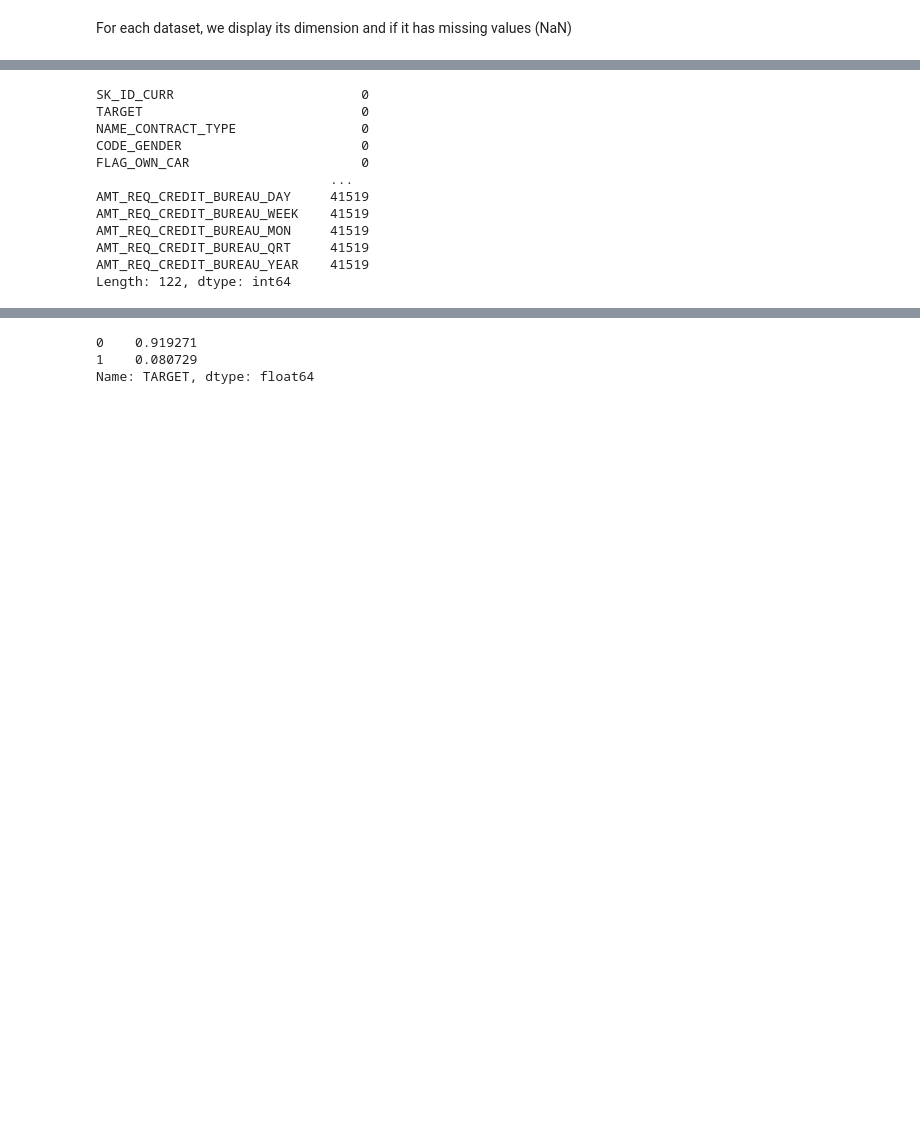
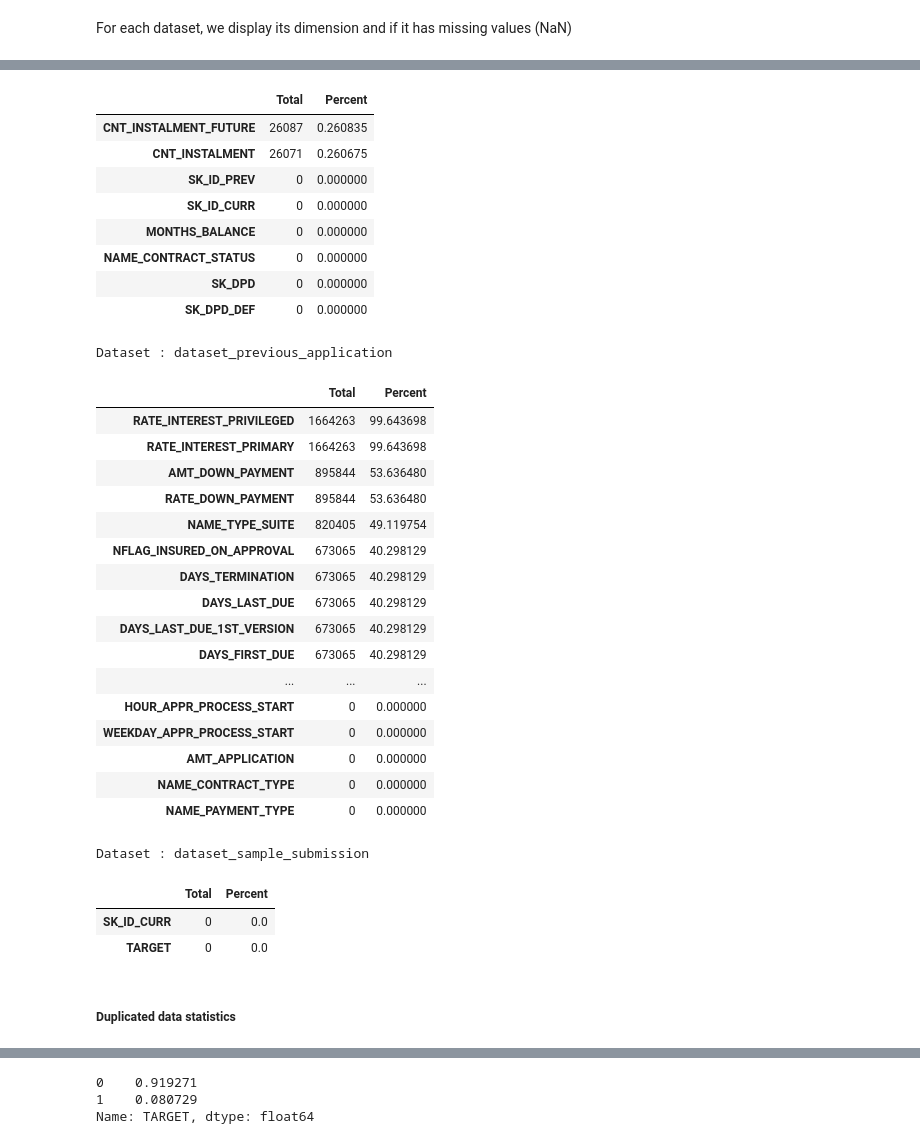
Before and after one commit to oumeima-elgharbi/P7_Data_Science_OpenClassrooms, a Jupyter notebook: model_development/P7_01_exploration.ipynb, the cells around one changed output, grey strips where cells are left out. Drawn from its saved outputs; the diff is of its cells as text; code cells hidden in the pictures; blank space fills up the shorter version.

```diff
--- a/model_development/P7_01_exploration.ipynb
+++ b/model_development/P7_01_exploration.ipynb
@@ -199,18 +177,46 @@ The dataset called : dataset_previous_application has : 18 % of missing values.
-# %%
-dataset_application_train.isna().sum(axis=0)
-# %% [output]
-SK_ID_CURR                        0
-TARGET                            0
-NAME_CONTRACT_TYPE                0
-CODE_GENDER                       0
-FLAG_OWN_CAR                      0
-                              ...
-AMT_REQ_CREDIT_BUREAU_DAY     41519
-AMT_REQ_CREDIT_BUREAU_WEEK    41519
-AMT_REQ_CREDIT_BUREAU_MON     41519
-AMT_REQ_CREDIT_BUREAU_QRT     41519
-AMT_REQ_CREDIT_BUREAU_YEAR    41519
-Length: 122, dtype: int64
+# %%
+#dataset_application_train.isna().sum(axis=0)
+
+print("Missing values statistics")
+for tuple_df in all_datasets :
+    df = tuple_df[1]
+    print("Dataset :", tuple_df[0])
+    df_missing_data = missing_data(df)
+    display(df_missing_data)
+# %% [output]
+|  | Total | Percent |
+| CNT_INSTALMENT_FUTURE | 26087 | 0.260835 |
+| CNT_INSTALMENT | 26071 | 0.260675 |
+| SK_ID_PREV | 0 | 0.000000 |
+| SK_ID_CURR | 0 | 0.000000 |
+| MONTHS_BALANCE | 0 | 0.000000 |
+| NAME_CONTRACT_STATUS | 0 | 0.000000 |
+| SK_DPD | 0 | 0.000000 |
+| SK_DPD_DEF | 0 | 0.000000 |
+Dataset : dataset_previous_application
+|  | Total | Percent |
+| RATE_INTEREST_PRIVILEGED | 1664263 | 99.643698 |
+| RATE_INTEREST_PRIMARY | 1664263 | 99.643698 |
+| AMT_DOWN_PAYMENT | 895844 | 53.636480 |
+| RATE_DOWN_PAYMENT | 895844 | 53.636480 |
+| NAME_TYPE_SUITE | 820405 | 49.119754 |
+| NFLAG_INSURED_ON_APPROVAL | 673065 | 40.298129 |
+| DAYS_TERMINATION | 673065 | 40.298129 |
+| DAYS_LAST_DUE | 673065 | 40.298129 |
+| DAYS_LAST_DUE_1ST_VERSION | 673065 | 40.298129 |
+| DAYS_FIRST_DUE | 673065 | 40.298129 |
+| ... | ... | ... |
+| HOUR_APPR_PROCESS_START | 0 | 0.000000 |
+| WEEKDAY_APPR_PROCESS_START | 0 | 0.000000 |
+| AMT_APPLICATION | 0 | 0.000000 |
+| NAME_CONTRACT_TYPE | 0 | 0.000000 |
+| NAME_PAYMENT_TYPE | 0 | 0.000000 |
+Dataset : dataset_sample_submission
+|  | Total | Percent |
+| SK_ID_CURR | 0 | 0.0 |
+| TARGET | 0 | 0.0 |
+# %% [markdown]
+##### Duplicated data statistics
 # %%
 print("Duplicated rows ?")
 for tuple_df in all_datasets:
```
Also changed, not shown: parts of 28 cells of this notebook, 4 other files.
